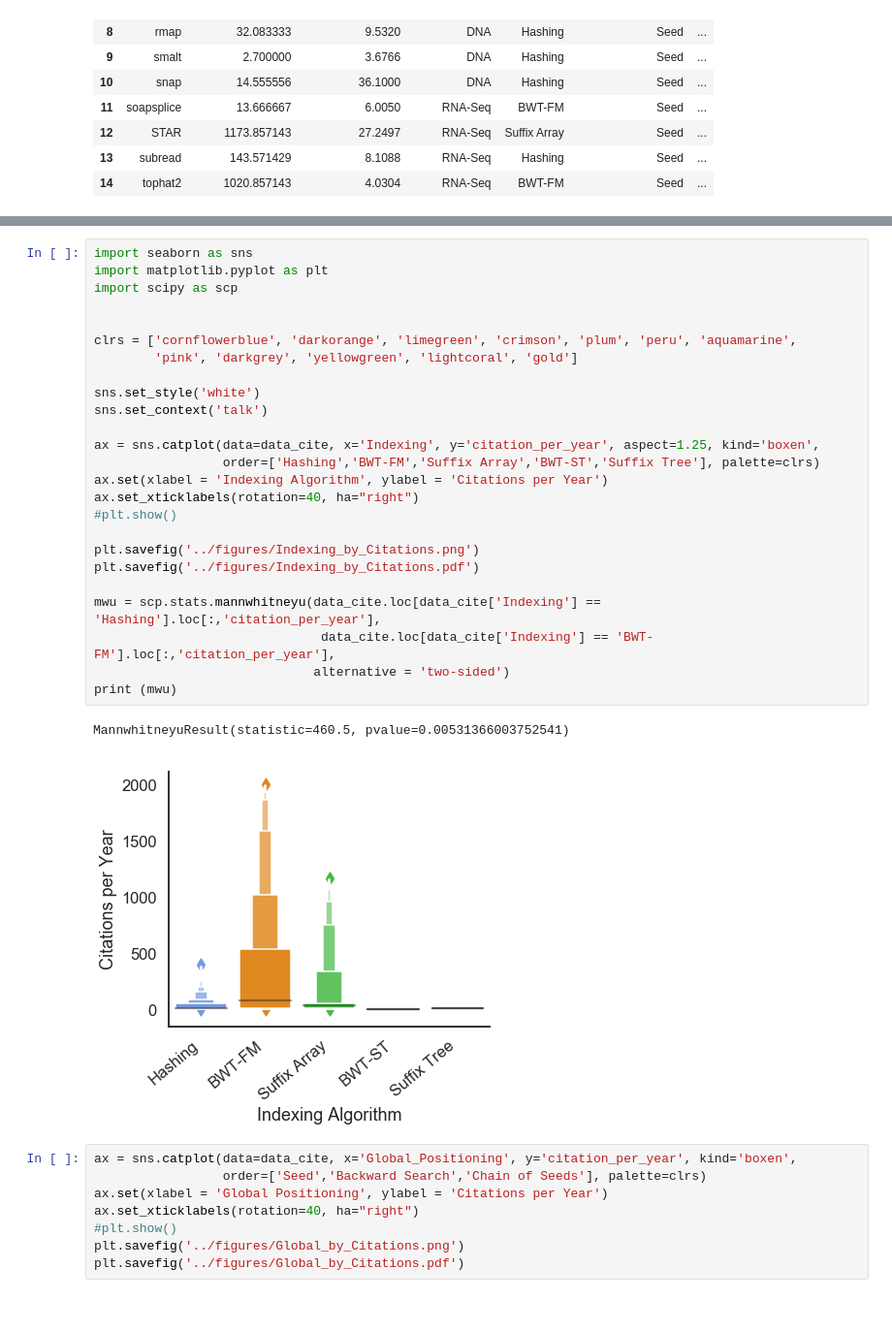
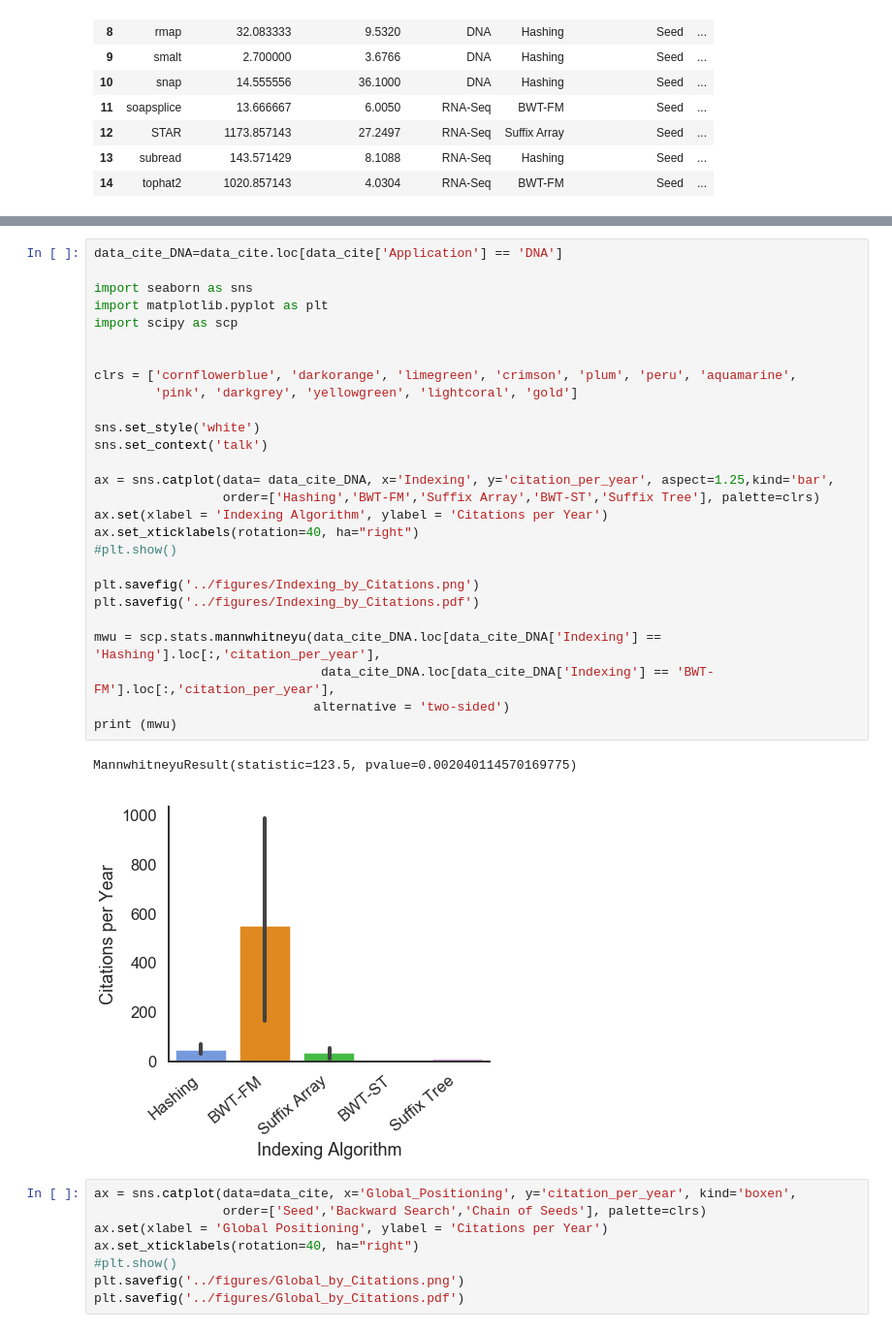
Before and after one commit to Mangul-Lab-USC/technology.dictates.algorithms, a Jupyter notebook: notebooks/citation_figures.ipynb, the cells around one changed output, grey strips where cells are left out. Shown at 97% size. Saved outputs shown, nothing was run; the diff lists cells and outputs as text.

```diff
--- a/notebooks/citation_figures.ipynb
+++ b/notebooks/citation_figures.ipynb
@@ -108,31 +116,33 @@ memcite_summ
 # %%
+data_cite_DNA=data_cite.loc[data_cite['Application'] == 'DNA']
+
 import seaborn as sns
 import matplotlib.pyplot as plt
 import scipy as scp
 
 
 clrs = ['cornflowerblue', 'darkorange', 'limegreen', 'crimson', 'plum', 'peru', 'aquamarine',
         'pink', 'darkgrey', 'yellowgreen', 'lightcoral', 'gold']
 
 sns.set_style('white')
 sns.set_context('talk')
 
-ax = sns.catplot(data=data_cite, x='Indexing', y='citation_per_year', aspect=1.25, kind='boxen',
+ax = sns.catplot(data= data_cite_DNA, x='Indexing', y='citation_per_year', aspect=1.25,kind='bar',
                  order=['Hashing','BWT-FM','Suffix Array','BWT-ST','Suffix Tree'], palette=clrs)
 ax.set(xlabel = 'Indexing Algorithm', ylabel = 'Citations per Year')
 ax.set_xticklabels(rotation=40, ha="right")
 #plt.show()
 
 plt.savefig('../figures/Indexing_by_Citations.png')
 plt.savefig('../figures/Indexing_by_Citations.pdf')
 
-mwu = scp.stats.mannwhitneyu(data_cite.loc[data_cite['Indexing'] == 'Hashing'].loc[:,'citation_per_year'],
-                              data_cite.loc[data_cite['Indexing'] == 'BWT-FM'].loc[:,'citation_per_year'],
+mwu = scp.stats.mannwhitneyu(data_cite_DNA.loc[data_cite_DNA['Indexing'] == 'Hashing'].loc[:,'citation_per_year'],
+                              data_cite_DNA.loc[data_cite_DNA['Indexing'] == 'BWT-FM'].loc[:,'citation_per_year'],
                              alternative = 'two-sided')
 print (mwu)
 # %% [output]
-MannwhitneyuResult(statistic=460.5, pvalue=0.00531366003752541)
+MannwhitneyuResult(statistic=123.5, pvalue=0.002040114570169775)
-[figure, old version]
+[figure, new version]
 # %%
 ax = sns.catplot(data=data_cite, x='Global_Positioning', y='citation_per_year', kind='boxen',
                  order=['Seed','Backward Search','Chain of Seeds'], palette=clrs)
```
Also changed, not shown: parts of 5 cells of this notebook, 44 other files.
